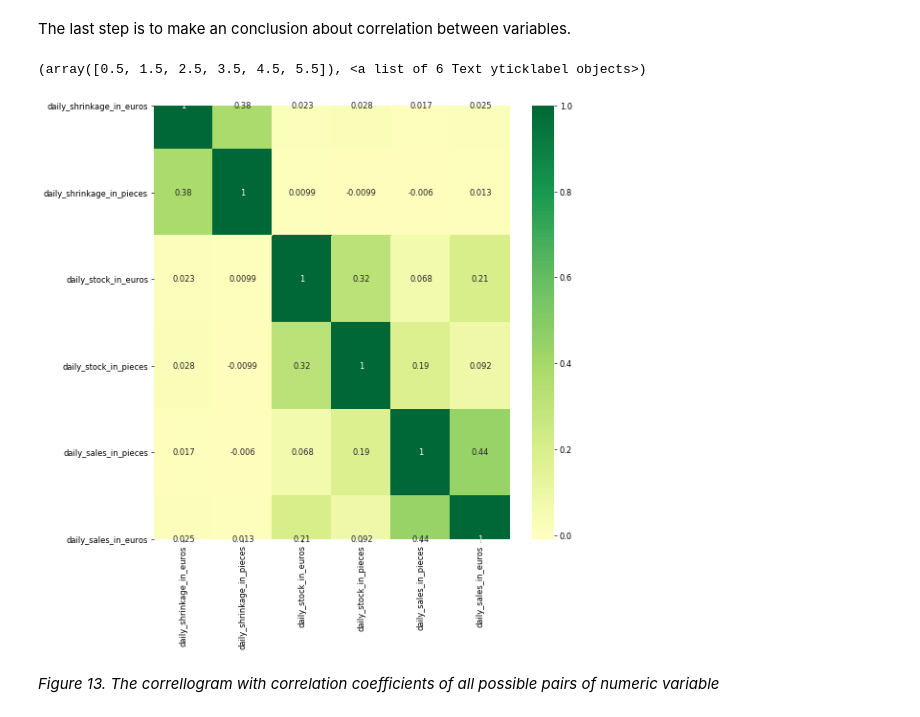
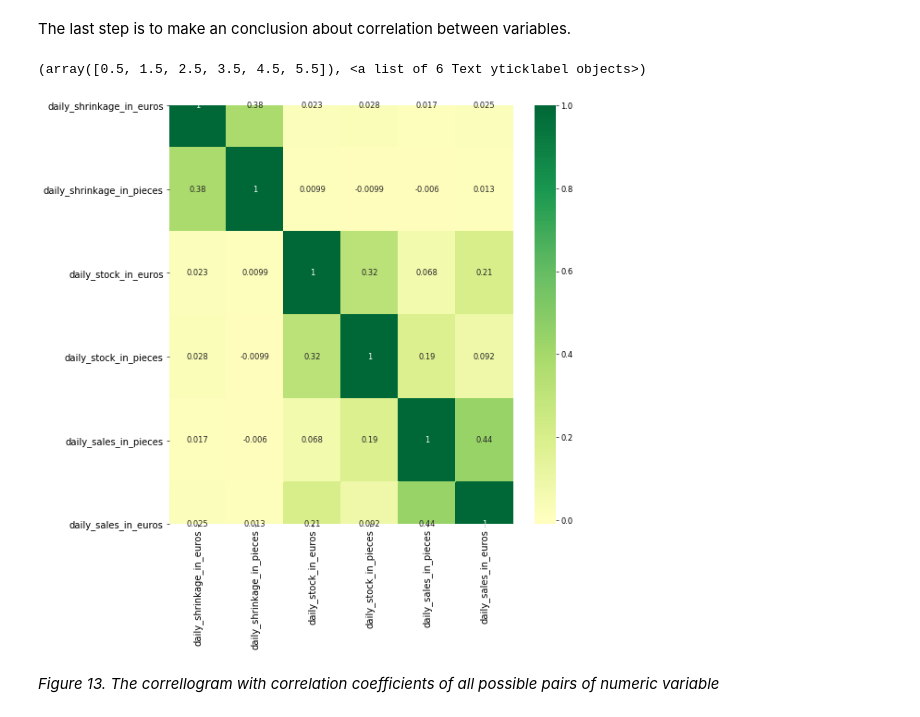
Before and after one commit to irina-baeva/retail-ds-project, a Jupyter notebook: metro_project_irina_baeva.ipynb, the cells around one changed output. Drawn from its saved outputs; the diff is of its cells as text; code cells hidden in the pictures.

```diff
--- a/metro_project_irina_baeva.ipynb
+++ b/metro_project_irina_baeva.ipynb
@@ -826,11 +823,11 @@ The last step is to make an conclusion about correlation between variables.
 # %%
 plt.figure(figsize=(10,10), dpi= 60)
 sns.heatmap(df.corr(), xticklabels=df.corr().columns, yticklabels=df.corr().columns, cmap='RdYlGn', center=0, annot=True)
-plt.xticks(fontsize=10)
-plt.yticks(fontsize=10)
+plt.xticks(fontsize=12)
+plt.yticks(fontsize=12)
 # %% [output]
 (array([0.5, 1.5, 2.5, 3.5, 4.5, 5.5]), <a list of 6 Text yticklabel objects>)
-[figure, old version]
+[figure, new version]
 # %% [markdown]
 *Figure 13. The correllogram with correlation coefficients of all possible pairs of numeric variable*
 # %% [markdown]
```
Also changed, not shown: parts of 22 cells of this notebook.
